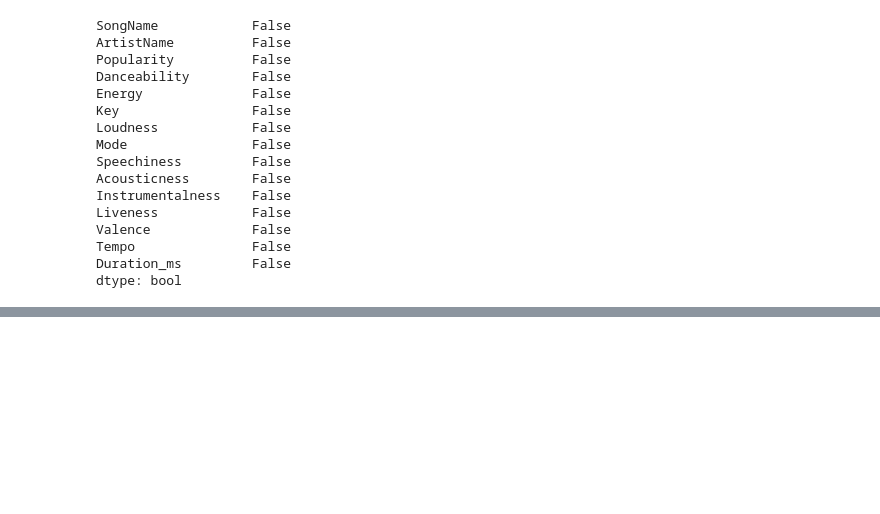
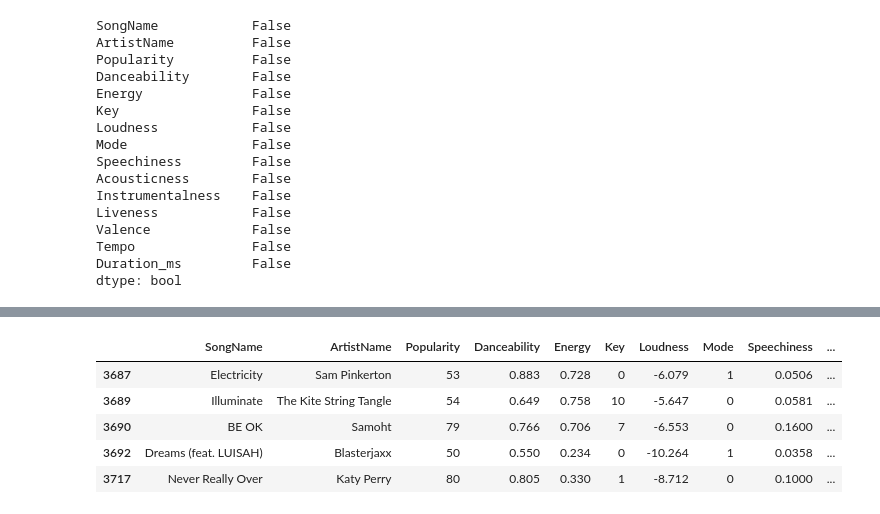
Before and after one commit to toheedakhtar/beatSync, a Jupyter notebook: model/recommender.ipynb, the cells around one changed output, grey strips where cells are left out. Cells and saved outputs as stored; diff of their text form; code cells hidden in the pictures; blank space fills up the shorter version.

```diff
--- a/model/recommender.ipynb
+++ b/model/recommender.ipynb
@@ -107,0 +133,9 @@ songs_df_cpy.head()
+# %%
+songs_df_cpy.tail()
+# %% [output]
+|  | SongName | ArtistName | Popularity | Danceability | Energy | Key | Loudness | Mode | Speechiness | ... |
+| 3687 | Electricity | Sam Pinkerton | 53 | 0.883 | 0.728 | 0 | -6.079 | 1 | 0.0506 | ... |
+| 3689 | Illuminate | The Kite String Tangle | 54 | 0.649 | 0.758 | 10 | -5.647 | 0 | 0.0581 | ... |
+| 3690 | BE OK | Samoht | 79 | 0.766 | 0.706 | 7 | -6.553 | 0 | 0.1600 | ... |
+| 3692 | Dreams (feat. LUISAH) | Blasterjaxx | 50 | 0.550 | 0.234 | 0 | -10.264 | 1 | 0.0358 | ... |
+| 3717 | Never Really Over | Katy Perry | 80 | 0.805 | 0.330 | 1 | -8.712 | 0 | 0.1000 | ... |
```
Also changed, not shown: parts of 21 cells of this notebook, 1 other file.
